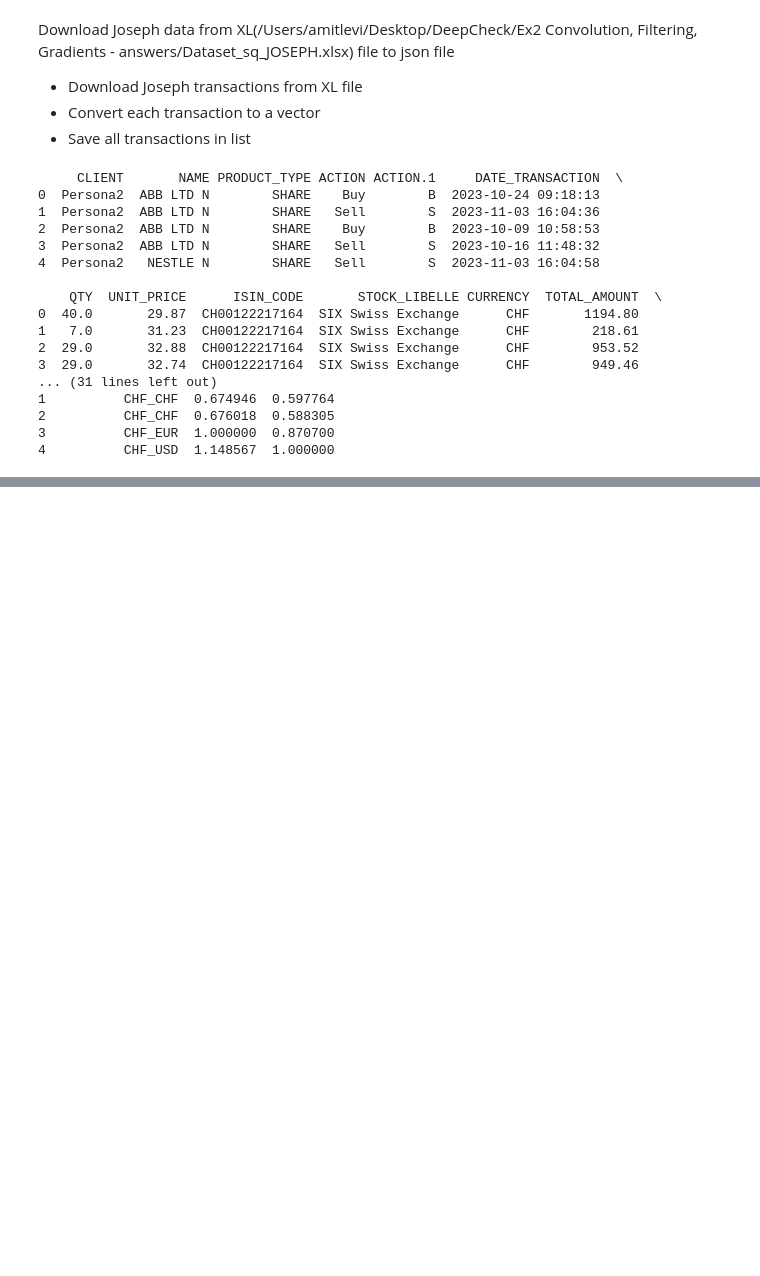
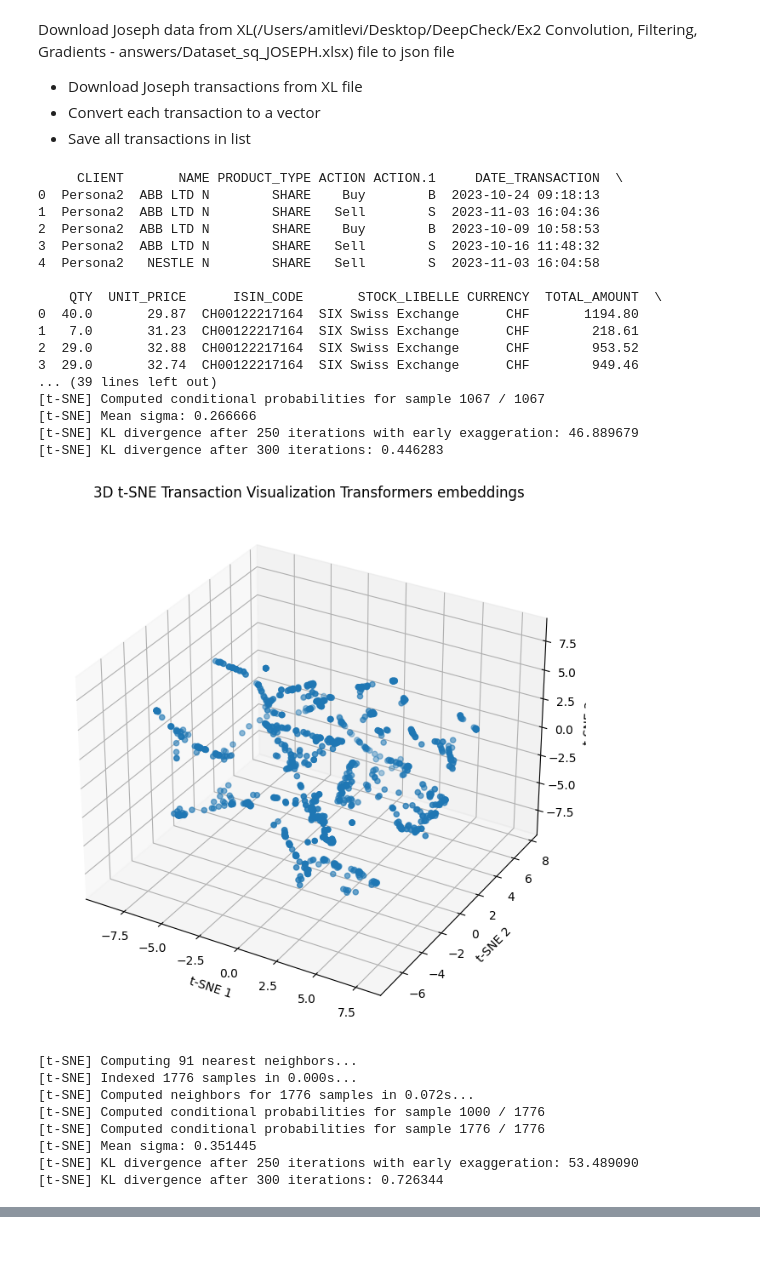
Before and after one commit to SpaceMercury/CapitalNetworksAi, a Jupyter notebook: Swissquate.ipynb, the cells around one changed output, grey strips where cells are left out. Cells and saved outputs as stored; diff of their text form; code cells hidden in the pictures; blank space fills up the shorter version.

```diff
--- a/Swissquate.ipynb
+++ b/Swissquate.ipynb
@@ -21,35 +21,51 @@ from sklearn.preprocessing import StandardScaler, LabelEncoder
 from sklearn.manifold import TSNE
 import seaborn as sns
 import matplotlib.pyplot as plt
 from mpl_toolkits.mplot3d import Axes3D  # Import the 3D plotting toolkit
 import Client as cl
 # Read the data from the excel file
 df = pd.read_excel('/Users/amitlevi/Desktop/DeepCheck/Ex2 Convolution, Filtering, Gradients - answers/Dataset_sq_JOSEPH.xlsx')
 df_other = pd.read_excel('/Users/amitlevi/Desktop/DeepCheck/Ex2 Convolution, Filtering, Gradients - answers/Dataset_sq_EVA.xlsx')
 
 # Create vector for transaction (one line in the data) according to the features in the data
 
 
 # Interface
 Joseph_list_of_vectors = cl.create_list_of_vectors(df)
 Eva_list_of_vectors = cl.create_list_of_vectors(df_other)
 cl.print_list_of_vectors(Joseph_list_of_vectors)
 cl.print_list_of_vectors(Eva_list_of_vectors)
+
+# T-SNE
+# Joseph
+Joseph_list_of_vectors = cl.plot_t_sne(Joseph_list_of_vectors)
+# Eva
+
+Eva_list_of_vectors = cl.plot_t_sne(Eva_list_of_vectors)
 # %% [output]
      CLIENT       NAME PRODUCT_TYPE ACTION ACTION.1     DATE_TRANSACTION  \
 0  Persona2  ABB LTD N        SHARE    Buy        B  2023-10-24 09:18:13
 1  Persona2  ABB LTD N        SHARE   Sell        S  2023-11-03 16:04:36
 2  Persona2  ABB LTD N        SHARE    Buy        B  2023-10-09 10:58:53
 3  Persona2  ABB LTD N        SHARE   Sell        S  2023-10-16 11:48:32
 4  Persona2   NESTLE N        SHARE   Sell        S  2023-11-03 16:04:58
 
     QTY  UNIT_PRICE      ISIN_CODE       STOCK_LIBELLE CURRENCY  TOTAL_AMOUNT  \
 0  40.0       29.87  CH00122217164  SIX Swiss Exchange      CHF       1194.80
 1   7.0       31.23  CH00122217164  SIX Swiss Exchange      CHF        218.61
 2  29.0       32.88  CH00122217164  SIX Swiss Exchange      CHF        953.52
 3  29.0       32.74  CH00122217164  SIX Swiss Exchange      CHF        949.46
-... (31 lines left out)
-1          CHF_CHF  0.674946  0.597764
-2          CHF_CHF  0.676018  0.588305
-3          CHF_EUR  1.000000  0.870700
-4          CHF_USD  1.148567  1.000000
+... (39 lines left out)
+[t-SNE] Computed conditional probabilities for sample 1067 / 1067
+[t-SNE] Mean sigma: 0.266666
+[t-SNE] KL divergence after 250 iterations with early exaggeration: 46.889679
+[t-SNE] KL divergence after 300 iterations: 0.446283
+[figure, added]
+[t-SNE] Computing 91 nearest neighbors...
+[t-SNE] Indexed 1776 samples in 0.000s...
+[t-SNE] Computed neighbors for 1776 samples in 0.072s...
+[t-SNE] Computed conditional probabilities for sample 1000 / 1776
+[t-SNE] Computed conditional probabilities for sample 1776 / 1776
+[t-SNE] Mean sigma: 0.351445
+[t-SNE] KL divergence after 250 iterations with early exaggeration: 53.489090
+[t-SNE] KL divergence after 300 iterations: 0.726344
```
Also changed, not shown: parts of 6 cells of this notebook, 21 other files.
